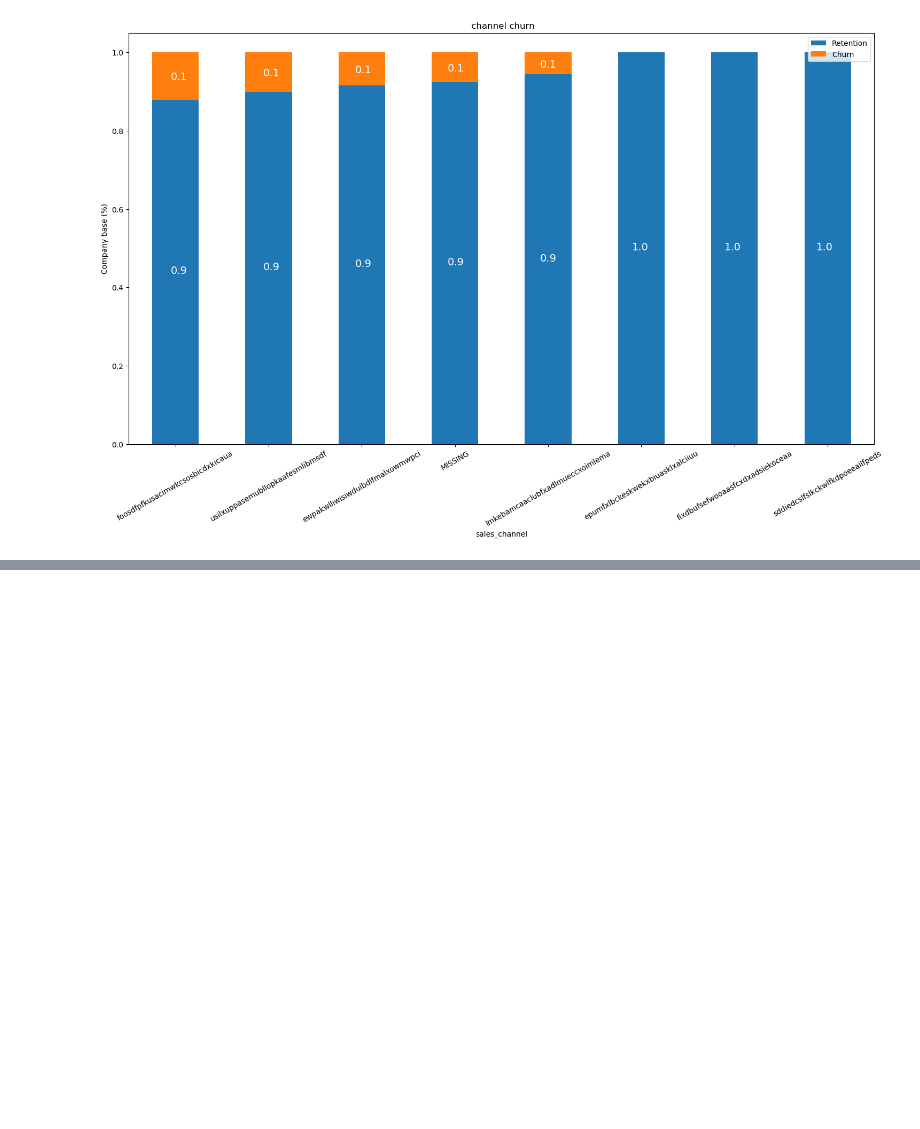
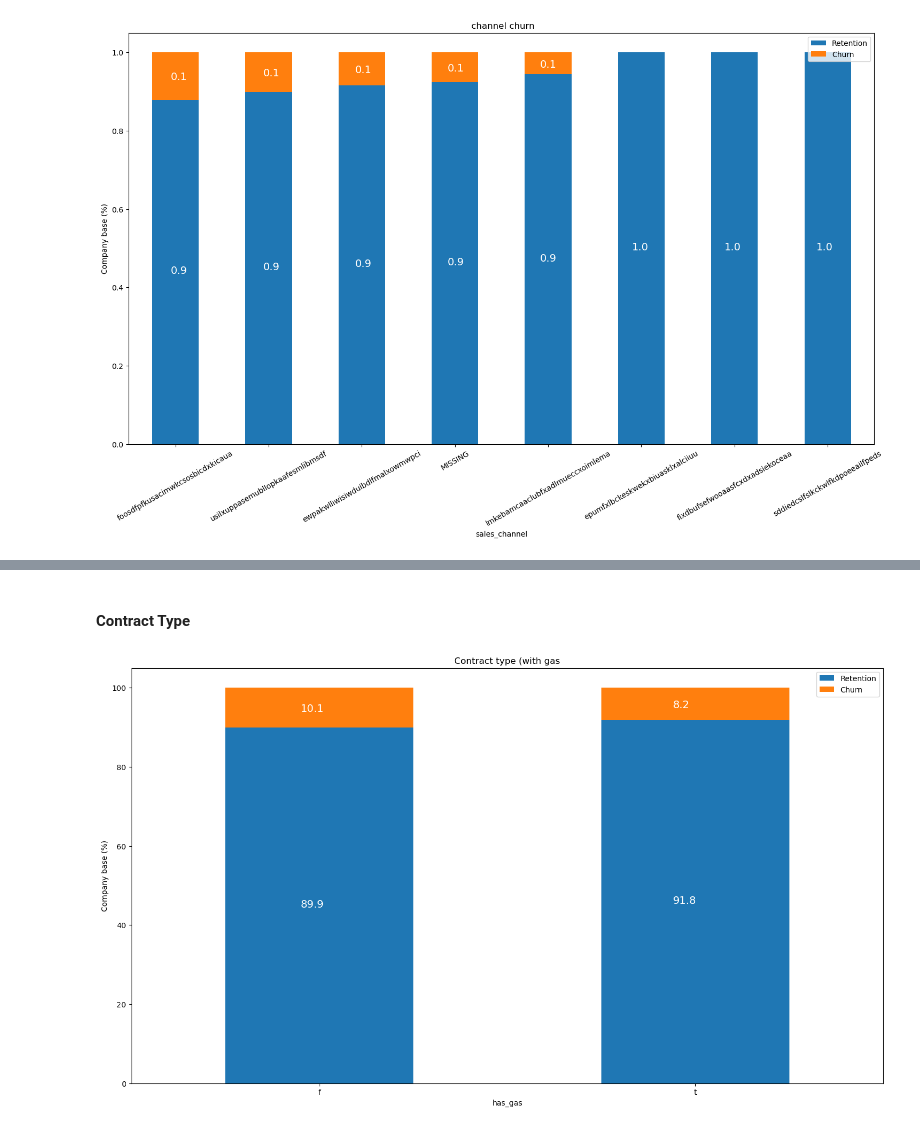
Before and after one commit to MarwanSaad/BCG-Virtual-Internship, a Jupyter notebook: EDA.ipynb, the cells around one changed output, grey strips where cells are left out. Cells and saved outputs as stored; diff of their text form; code cells hidden in the pictures; blank space fills up the shorter version.

```diff
--- a/EDA.ipynb
+++ b/EDA.ipynb
@@ -184,0 +256,10 @@ plot_stacked_bars(channel_churn_percentage, " channel churn", rot_=30)
+# %% [markdown]
+#### Contract Type
+# %%
+contract_type = client_df[['id', 'has_gas', 'churn']]
+contract = contract_type.groupby([contract_type['churn'], contract_type['has_gas']])['id'].count().unstack(level=0)
+contract_percentage = (contract.div(contract.sum(axis=1), axis=0) * 100).sort_values(by=[1], ascending=False)
+# %%
+plot_stacked_bars(contract_percentage, 'Contract type (with gas')
+# %% [output]
+[figure, added]
```
Also changed, not shown: parts of 17 cells of this notebook.
